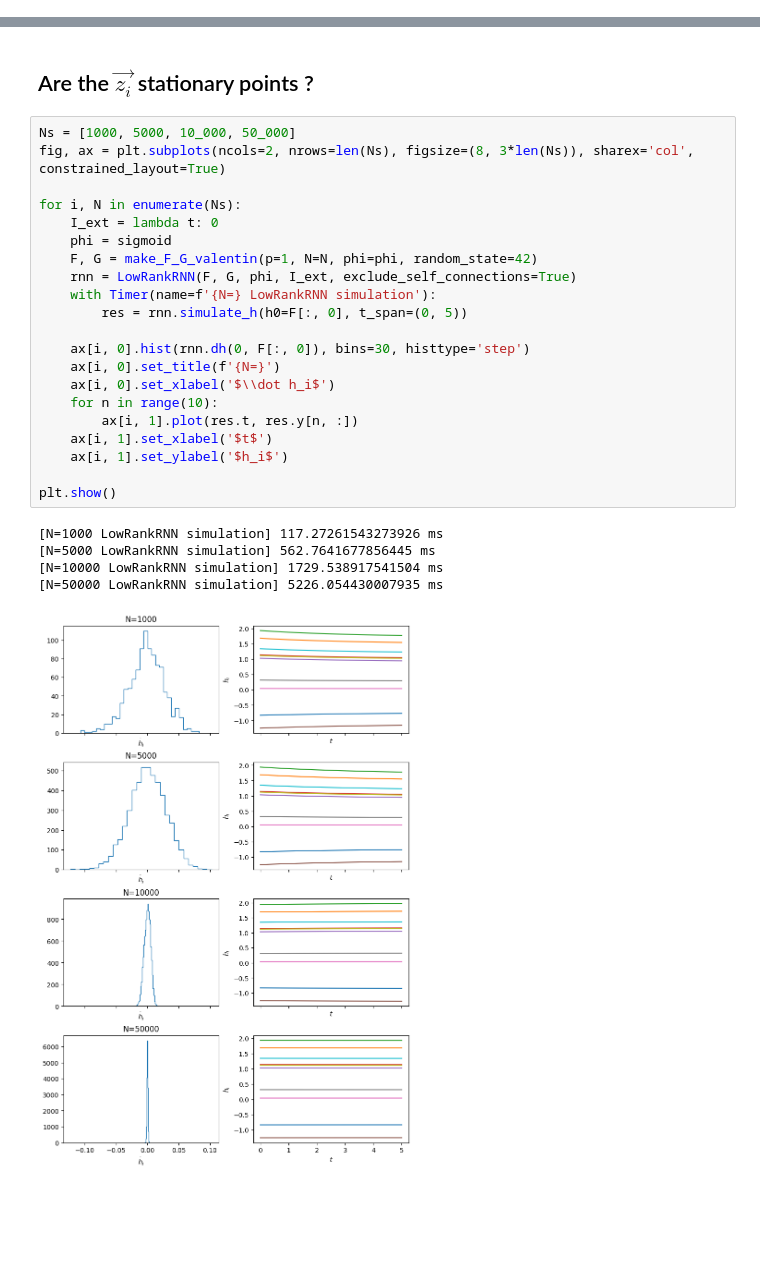
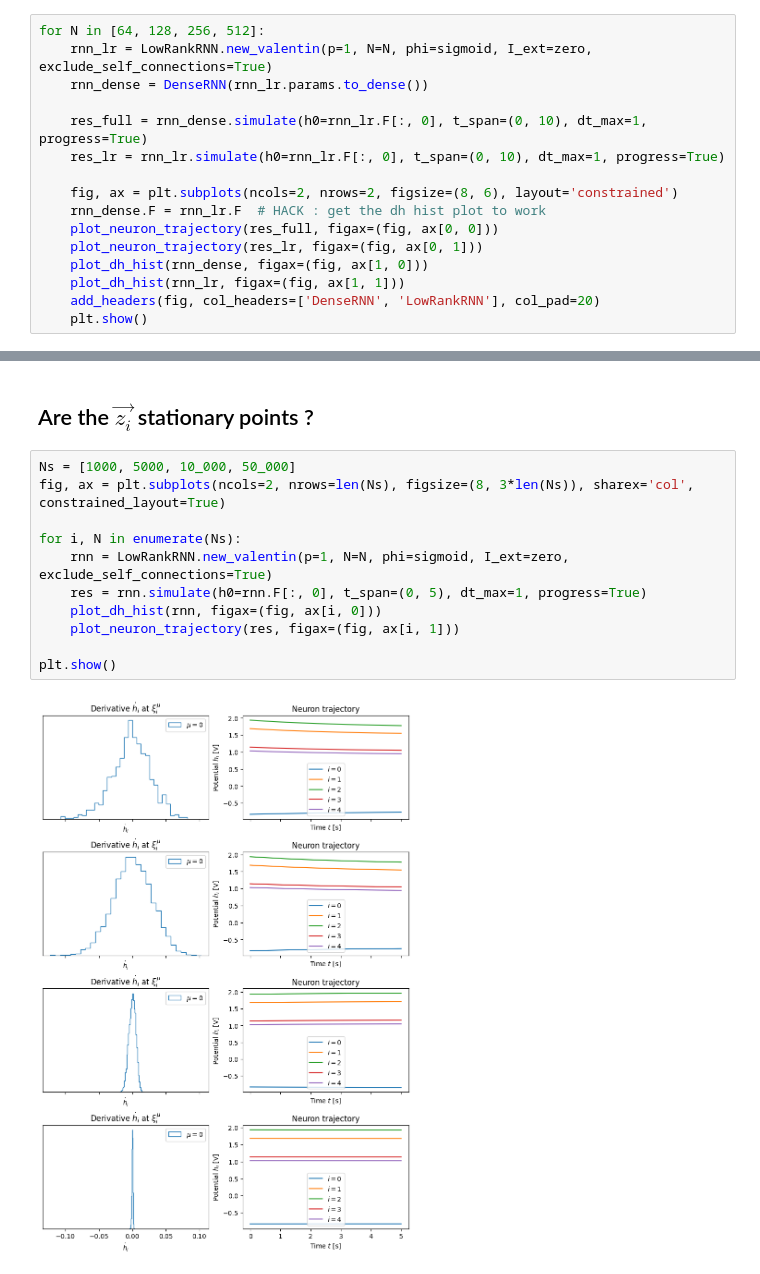
Before and after one commit to ninivert/lcnthesis, a Jupyter notebook: notebooks/lowrank_demo.ipynb, the cells around one changed output, grey strips where cells are left out. Drawn from its saved outputs; the diff is of its cells as text; blank space fills up the shorter version.

Commit message:
delete old _connectivity.py, unify low-rank rnn and dense rnn

```diff
--- a/notebooks/lowrank_demo.ipynb
+++ b/notebooks/lowrank_demo.ipynb
@@ -153,0 +86,16 @@ for N in [64, 128, 256, 512]:
+# %%
+for N in [64, 128, 256, 512]:
+	rnn_lr = LowRankRNN.new_valentin(p=1, N=N, phi=sigmoid, I_ext=zero, exclude_self_connections=True)
+	rnn_dense = DenseRNN(rnn_lr.params.to_dense())
+
+	res_full = rnn_dense.simulate(h0=rnn_lr.F[:, 0], t_span=(0, 10), dt_max=1, progress=True)
+	res_lr = rnn_lr.simulate(h0=rnn_lr.F[:, 0], t_span=(0, 10), dt_max=1, progress=True)
+
+	fig, ax = plt.subplots(ncols=2, nrows=2, figsize=(8, 6), layout='constrained')
+	rnn_dense.F = rnn_lr.F  # HACK : get the dh hist plot to work
+	plot_neuron_trajectory(res_full, figax=(fig, ax[0, 0]))
+	plot_neuron_trajectory(res_lr, figax=(fig, ax[0, 1]))
+	plot_dh_hist(rnn_dense, figax=(fig, ax[1, 0]))
+	plot_dh_hist(rnn_lr, figax=(fig, ax[1, 1]))
+	add_headers(fig, col_headers=['DenseRNN', 'LowRankRNN'], col_pad=20)
+	plt.show()
@@ -156,27 +109,13 @@ for N in [64, 128, 256, 512]:
 # %%
 Ns = [1000, 5000, 10_000, 50_000]
 fig, ax = plt.subplots(ncols=2, nrows=len(Ns), figsize=(8, 3*len(Ns)), sharex='col', constrained_layout=True)
 
 for i, N in enumerate(Ns):
-	I_ext = lambda t: 0
-	phi = sigmoid
-	F, G = make_F_G_valentin(p=1, N=N, phi=phi, random_state=42)
-	rnn = LowRankRNN(F, G, phi, I_ext, exclude_self_connections=True)
-	with Timer(name=f'{N=} LowRankRNN simulation'):
-		res = rnn.simulate_h(h0=F[:, 0], t_span=(0, 5))
-
-	ax[i, 0].hist(rnn.dh(0, F[:, 0]), bins=30, histtype='step')
-	ax[i, 0].set_title(f'{N=}')
-	ax[i, 0].set_xlabel('$\\dot h_i$')
-	for n in range(10):
-		ax[i, 1].plot(res.t, res.y[n, :])
-	ax[i, 1].set_xlabel('$t$')
-	ax[i, 1].set_ylabel('$h_i$')
+	rnn = LowRankRNN.new_valentin(p=1, N=N, phi=sigmoid, I_ext=zero, exclude_self_connections=True)
+	res = rnn.simulate(h0=rnn.F[:, 0], t_span=(0, 5), dt_max=1, progress=True)
+	plot_dh_hist(rnn, figax=(fig, ax[i, 0]))
+	plot_neuron_trajectory(res, figax=(fig, ax[i, 1]))
 
 plt.show()
 # %% [output]
-[N=1000 LowRankRNN simulation] 117.27261543273926 ms
-[N=5000 LowRankRNN simulation] 562.7641677856445 ms
-[N=10000 LowRankRNN simulation] 1729.538917541504 ms
-[N=50000 LowRankRNN simulation] 5226.054430007935 ms
-[figure, old version]
+[figure, new version]
```
Also changed, not shown: parts of 5 cells of this notebook, 3 other files.
